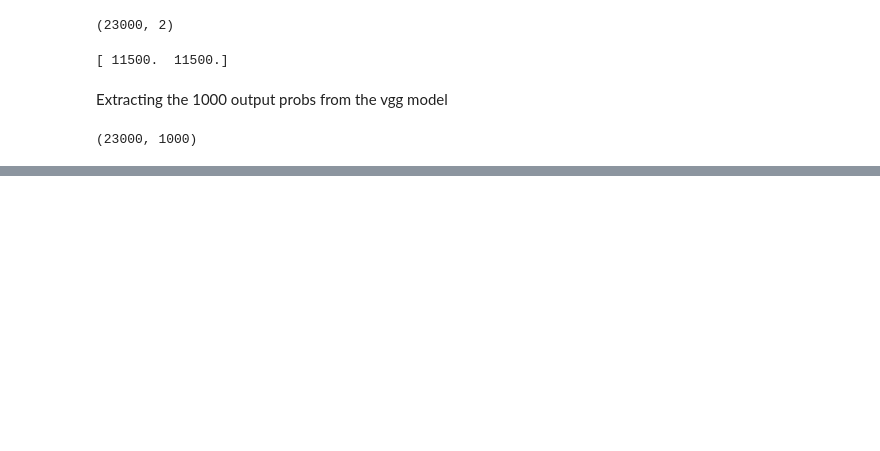
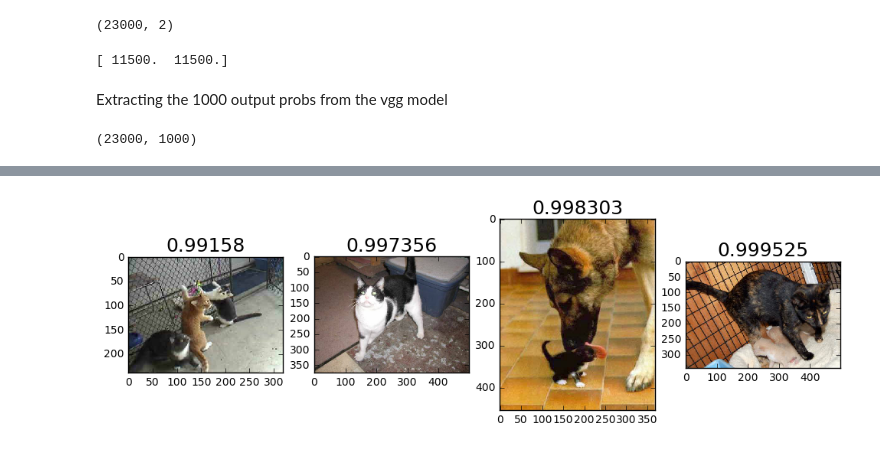
Before and after one commit to Freedom89/codes_fastai, a Jupyter notebook: fast_ai_lesson_2.ipynb, the cells around one changed output, grey strips where cells are left out. Drawn from its saved outputs; the diff is of its cells as text; code cells hidden in the pictures; blank space fills up the shorter version.

```diff
--- a/fast_ai_lesson_2.ipynb
+++ b/fast_ai_lesson_2.ipynb
@@ -226,0 +258,7 @@ Epoch 10/10
+# %%
+#super sure dogs, but turns out to be cats
+strong_false_dogs = np.where((probs <= 0.01) & (preds != val_labels[:,1]))[0]
+idx = permutation(strong_false_dogs)[:n_view] #extract the first 4 elements
+plot_idx(idx,1-probs[idx])
+# %% [output]
+[figure, added]
```
Also changed, not shown: parts of 44 cells of this notebook.
